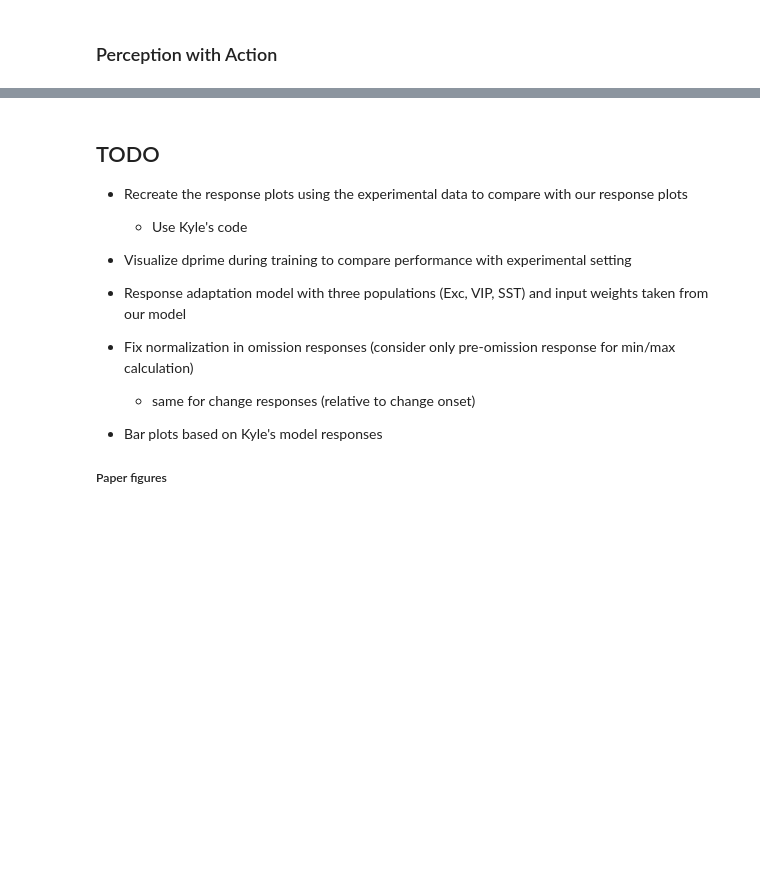
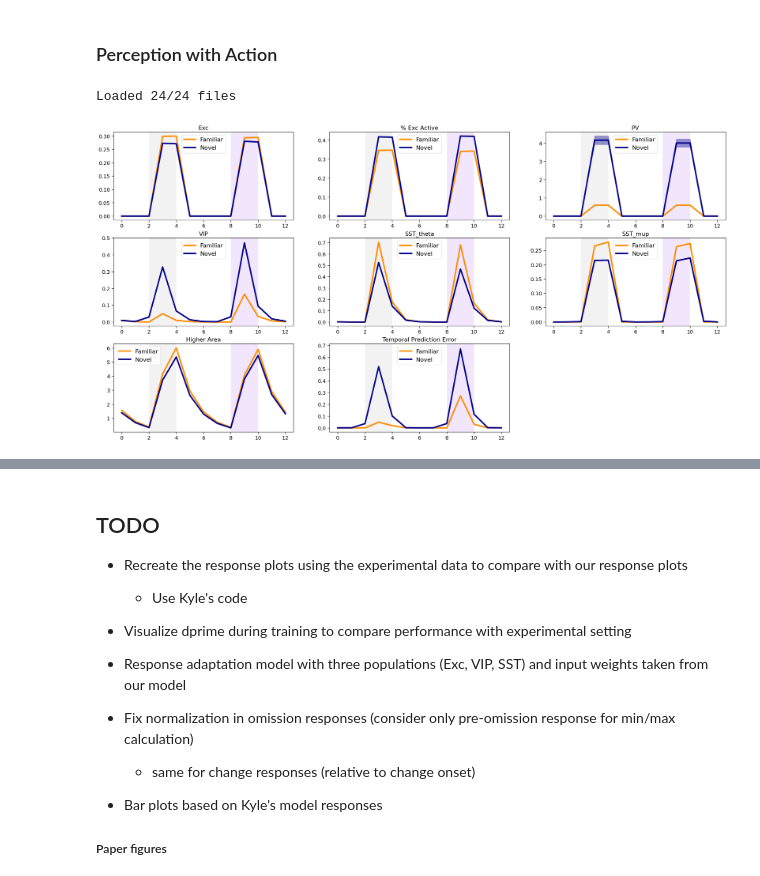
Before and after one commit to HChoiLab/cortical_circuit_model_for_novelty_encoding, a Jupyter notebook: analysis.ipynb, the cells around one changed output, grey strips where cells are left out. Cells and saved outputs as stored; diff of their text form; code cells hidden in the pictures; blank space fills up the shorter version.

Commit message:
final_model_updates

```diff
--- a/analysis.ipynb
+++ b/analysis.ipynb
@@ -37,7 +44,7 @@ def load_results_files(directory, prefix):
         file_path = os.path.join(directory, file)
         try:
             # Load Torch file
-            data = torch.load(file_path)
+            data = torch.load(file_path, map_location='cpu')
             # Concatenate tensors along the first axis
 
             if args is None:
@@ -72,5 +79,5 @@ def load_results_files(directory, prefix):
 # %% [markdown]
 #### Perception only
 # %%
-args, change_responses, omission_responses = load_results_files("./results/perception_only", "perception_only")
+args, change_responses, omission_responses = load_results_files(f"{SCRATCH}/novelty_encoding_model/results/perception_only", "perception_only")
 args = Namespace(**args)
@@ -127,44 +140,48 @@ with plt.style.context(['nature', 'notebook']):
 # %% [markdown]
 ### Perception with Action
 # %%
-args, change_responses, omission_responses = load_results_files("./results/perception_action", "perception_action")
+args, change_responses, omission_responses = load_results_files(f"{SCRATCH}/novelty_encoding_model/results/perception_action", "perception_action")
 args = Namespace(**args)
+# %% [output]
+Loaded 24/24 files
 # %%
 ##### plot responses around image change
 
-debug = True
+debug = False
 
 include_pops = {'z': 'Exc', 'frac_active': '% Exc Active', 'sigma_q': 'PV', 'sigma_p': 'VIP',
                 'theta': 'SST_theta', 'mu_p': 'SST_mup', 'h': 'Higher Area', 'temp_error': 'Temporal Prediction Error'}
 
 crf = change_responses['familiar']
 crn = change_responses['novel']
 
-change_responses['familiar']['exp'] = torch.exp(1.5 * crf['action_value']) - 1.
-change_responses['novel']['exp'] = torch.exp(1.5 * crn['action_value']) - 1.
+change_responses['familiar']['exp'] = (crf['theta_ff'] + torch.randn_like(crf['theta_ff'])) * torch.exp(-crf['vip_inh'])
+change_responses['novel']['exp'] = (crn['theta_ff'] + torch.randn_like(crn['theta_ff'])) * torch.exp(-crn['vip_inh'])
 
 with plt.style.context(['nature', 'notebook']):
 
     if debug:
 
         fig3 = plt.figure(figsize=(40, 20))
         plt.tight_layout(pad=10, h_pad=5)
 
         for i, pop in enumerate(change_responses['familiar'].keys()):
             ax = plt.subplot(8, 3, i+1)
             plot_trial_responses(args, ax, change_responses['familiar'][pop], change_responses['novel'][pop], normalize=False)
             ax.set_title(f"{pop}")
             ax.legend()
     else:
 
         fig3 = plt.figure(figsize=(30, 20))
         plt.tight_layout(pad=10, h_pad=5)
 
         for i, pop in enumerate(include_pops.keys()):
             ax = plt.subplot(4, 3, i+1)
             plot_trial_responses(args, ax, change_responses['familiar'][pop], change_responses['novel'][pop], normalize=False)
             ax.set_title(f"{include_pops[pop]}")
             ax.legend()
+# %% [output]
+[figure, added]
 # %%
 ##### plot responses around omissions
 
```
Also changed, not shown: parts of 7 cells of this notebook, 5 other files.
